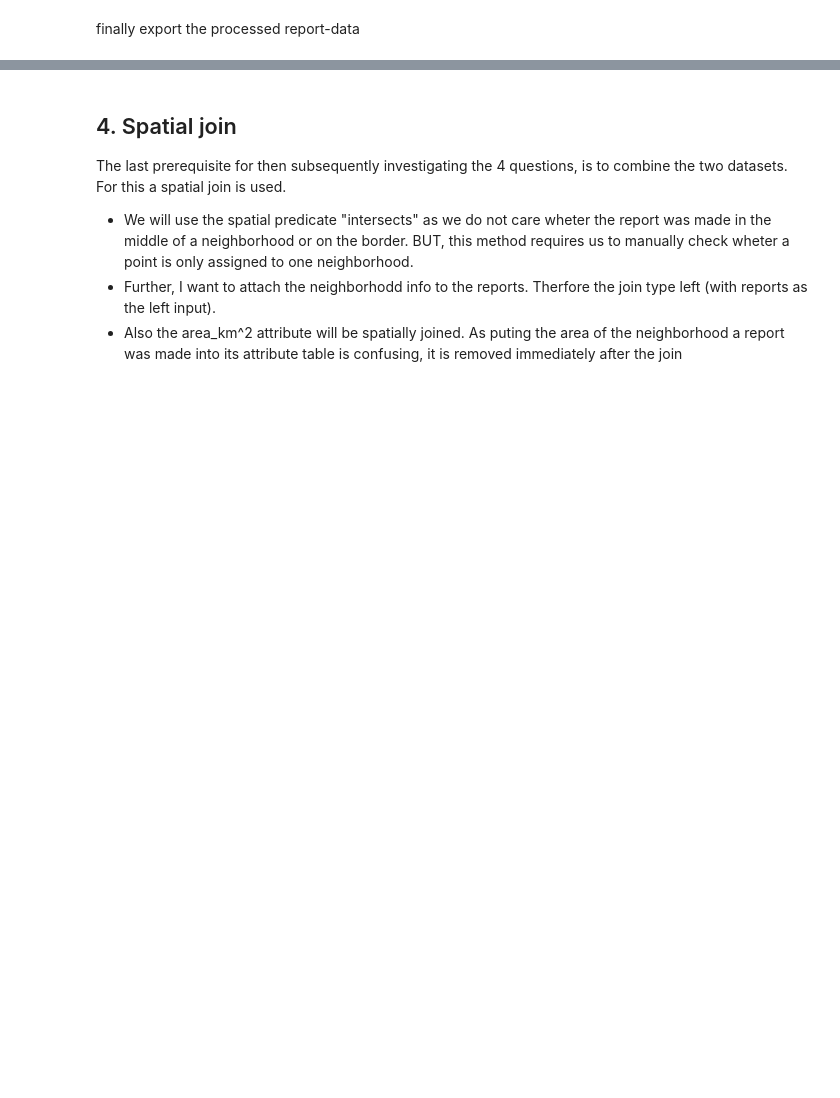
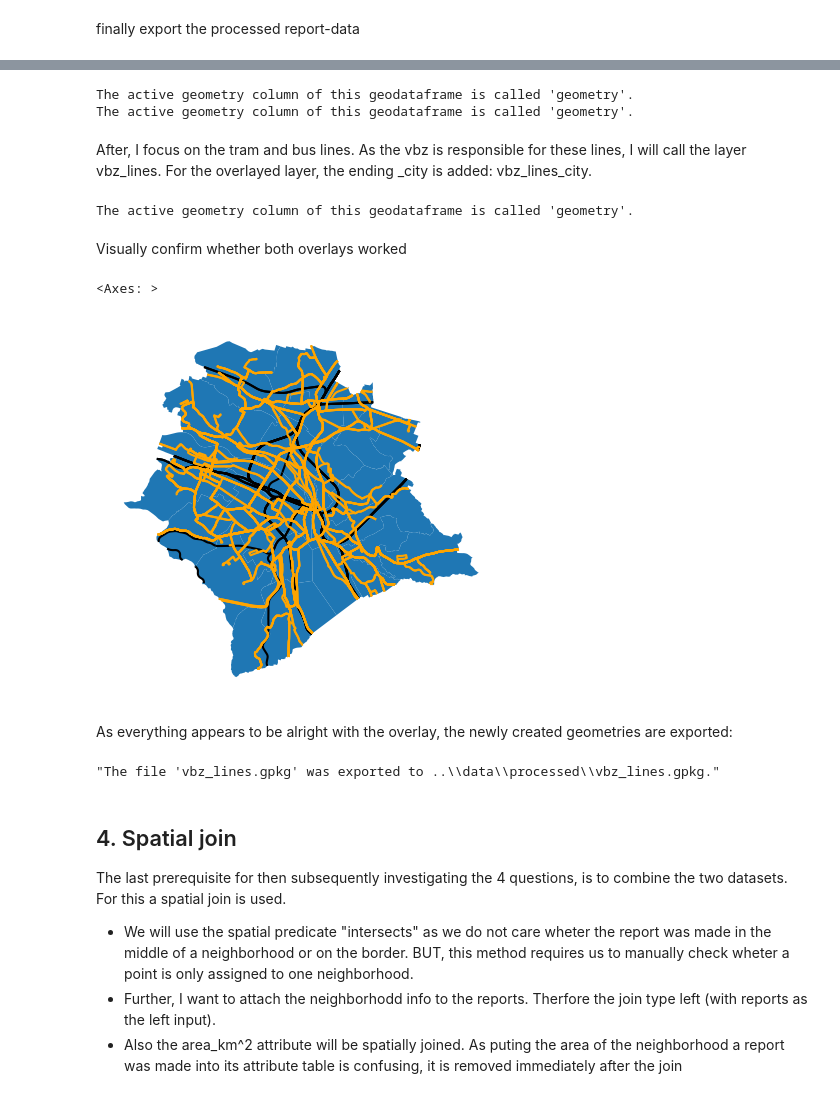
Before and after one commit to mj1905/sds210_project_Matthias_Jost, a Jupyter notebook: notebooks/raw_data_preprocessing.ipynb, the cells around one changed output, grey strips where cells are left out. Cells and saved outputs as stored; diff of their text form; code cells hidden in the pictures; blank space fills up the shorter version.

Commit message:
Preprocessing of pt lines, structure improvements

```diff
--- a/notebooks/raw_data_preprocessing.ipynb
+++ b/notebooks/raw_data_preprocessing.ipynb
@@ -282,3 +295,47 @@ reports_gdf.to_file(export_path, driver="GPKG")
+# %%
+#importing the railway lines
+railway_lines=import_raw_data("public_transport_lines.gpkg", layer="zvv_s_bahn_linien_l")
+
+#importing the quartiere_map for the subsequent overlay
+quartiere_map=import_preprocessed_data("quartiere_map.gpkg")
+
+#perform the overlay
+railway_lines_city=gpd.overlay(railway_lines, quartiere_map, how="intersection")
+# %% [output]
+The active geometry column of this geodataframe is called 'geometry'.
+The active geometry column of this geodataframe is called 'geometry'.
+# %% [markdown]
+After, I focus on the tram and bus lines. As the vbz is responsible for these lines, I will call the layer vbz_lines. For the overlayed layer, the ending _city is added: vbz_lines_city.
+# %%
+#importing the bus and tram lines
+vbz_lines=import_raw_data("public_transport_lines.gpkg", layer="zvv_linien_gen_l")
+
+#perform the overlay
+vbz_lines_city=gpd.overlay(vbz_lines, quartiere_map, how="intersection")
+# %% [output]
+The active geometry column of this geodataframe is called 'geometry'.
+# %% [markdown]
+Visually confirm whether both overlays worked
+# %%
+# define the figure
+fig, ax = plt.subplots()
+ax.axis("off")
+
+#add the three layers
+quartiere_map.plot(ax=ax, zorder=0)
+railway_lines_city.plot(ax=ax, color="black", zorder=1)
+vbz_lines_city.plot(ax=ax, color="orange", zorder=2)
+# %% [output]
+<Axes: >
+[figure, added]
+# %% [markdown]
+As everything appears to be alright with the overlay, the newly created geometries are exported:
+# %%
+# export both datasets:
+export_processed_data(railway_lines_city, "railway_lines.gpkg")
+export_processed_data(vbz_lines_city, "vbz_lines.gpkg")
+# %% [output]
+"The file 'vbz_lines.gpkg' was exported to ..\\data\\processed\\vbz_lines.gpkg."
 # %% [markdown]
 ## 4. Spatial join
 
```
Also changed, not shown: parts of 10 cells of this notebook, 4 other files.
